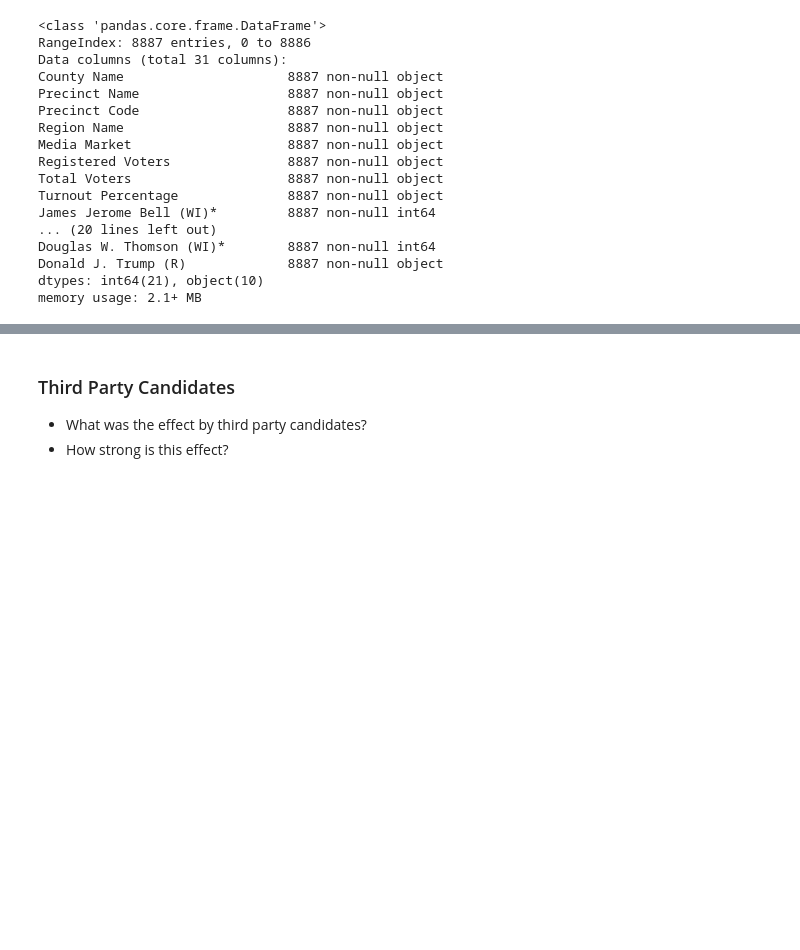
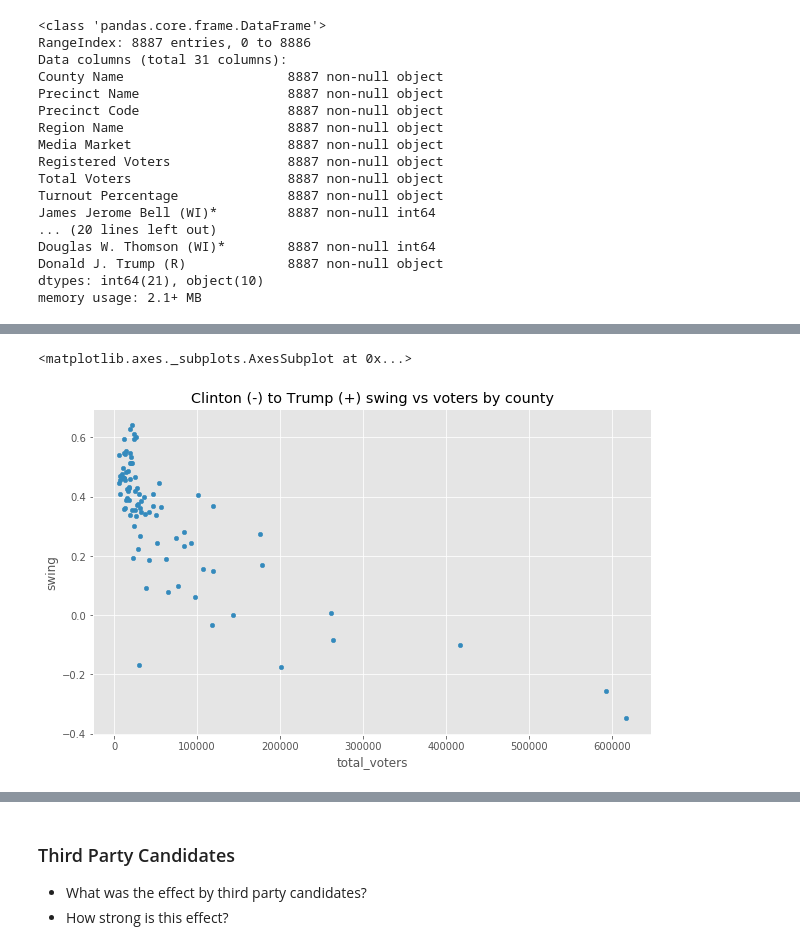
Before and after one commit to jsharpna/141Blectures, a Jupyter notebook: lecture11/lecture11.ipynb, the cells around one changed output, grey strips where cells are left out. Saved outputs shown, nothing was run; the diff lists cells and outputs as text; code cells hidden in the pictures; blank space fills up the shorter version.

```diff
--- a/lecture11/lecture11.ipynb
+++ b/lecture11/lecture11.ipynb
@@ -410,0 +184,6 @@ def comp_cands(c0,c1):
+# %%
+## Isolate the candidates with more than .1% of vote
+ser_cands = total_percs[total_percs > 0.001].index.values.tolist()
+keep_cols = ['total_voters','registered_voters'] + ser_cands
+OH = OH[keep_cols]
+OHsum = OH.sum()
@@ -410,0 +195,4 @@ def comp_cands(c0,c1):
+# %%
+## extract percentages
+OH_percs = OH[keep_cols].transform(lambda x: x / OH['total_voters'])
+OH = OH.join(OH_percs,rsuffix="_perc")
@@ -410,0 +216,5 @@ def comp_cands(c0,c1):
+# %%
+## Create categorical variables for red-blue swing and number of registered voters
+OH['swing'] = OH.eval('(donald_j_trump - hillary_clinton) / total_voters')
+OH['swing_cat'] = pd.qcut(OH['swing'],3,labels=['blue','purple','red'])
+OH['reg_cat'] = pd.qcut(OH['registered_voters'],3,labels=['small','med','large'])
@@ -410,0 +281,11 @@ def comp_cands(c0,c1):
+# %%
+## Aggregate by counties and recompute swing vars
+OH_counties = OH[keep_cols].groupby(level=0).sum()
+OH_counties['swing'] = OH_counties.eval('(donald_j_trump - hillary_clinton) / total_voters')
+OH_counties['swing_cat'] = pd.cut(OH_counties['swing'],[-1,-.1,.1,1],labels=['blue','purple','red'])
+# %%
+OH_counties.plot('total_voters','swing',kind='scatter',
+                 title='Clinton (-) to Trump (+) swing vs voters by county')
+# %% [output]
+<matplotlib.axes._subplots.AxesSubplot at 0x...>
+[figure, added]
```
Also changed, not shown: parts of 128 cells of this notebook, 1 other file.
